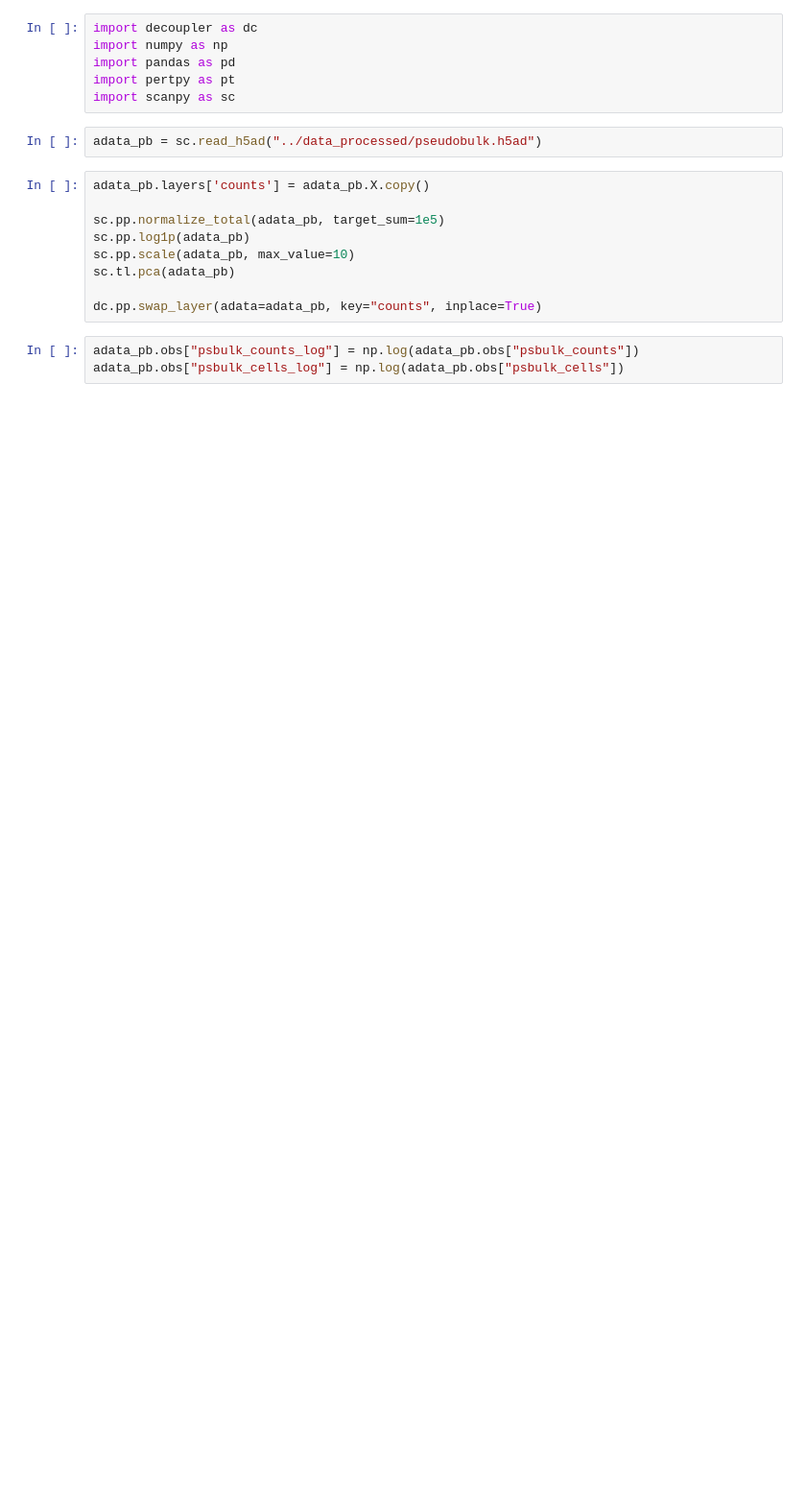
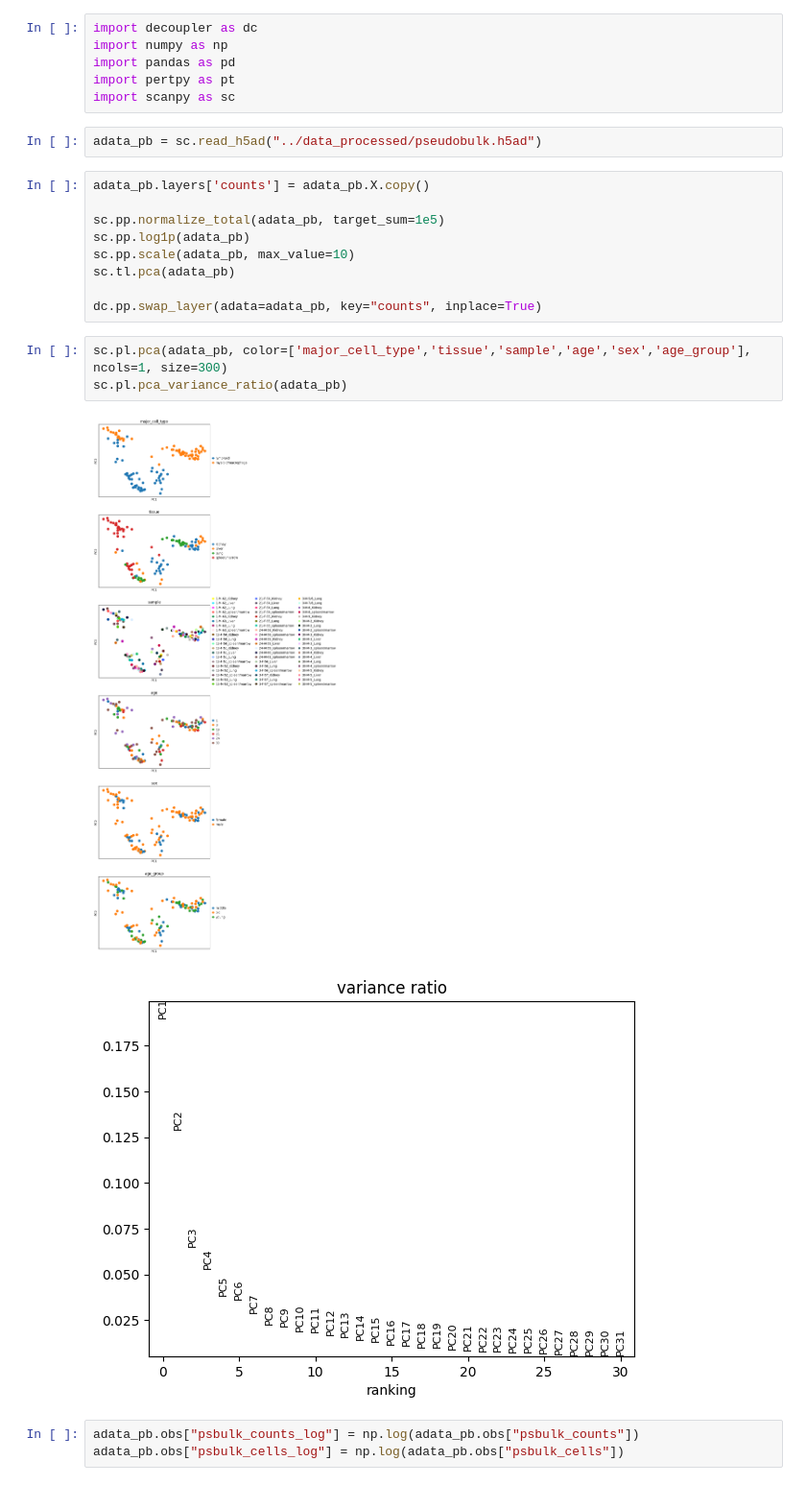
Before and after one commit to baoluwei7-lang/-, a Jupyter notebook: notebooks/08_pseudobulk_edgeR_DE.ipynb, the cells around one changed output. Shown at 96% size. Saved outputs shown, nothing was run; the diff lists cells and outputs as text; blank space fills up the shorter version.

```diff
--- a/notebooks/08_pseudobulk_edgeR_DE.ipynb
+++ b/notebooks/08_pseudobulk_edgeR_DE.ipynb
@@ -15,6 +15,12 @@ sc.pp.scale(adata_pb, max_value=10)
 sc.tl.pca(adata_pb)
 
 dc.pp.swap_layer(adata=adata_pb, key="counts", inplace=True)
+# %%
+sc.pl.pca(adata_pb, color=['major_cell_type','tissue','sample','age','sex','age_group'], ncols=1, size=300)
+sc.pl.pca_variance_ratio(adata_pb)
+# %% [output]
+[figure, added]
+[figure, added]
 # %%
 adata_pb.obs["psbulk_counts_log"] = np.log(adata_pb.obs["psbulk_counts"])
 adata_pb.obs["psbulk_cells_log"] = np.log(adata_pb.obs["psbulk_cells"])
```
Also changed, not shown: parts of 17 cells of this notebook, 4 other files.
